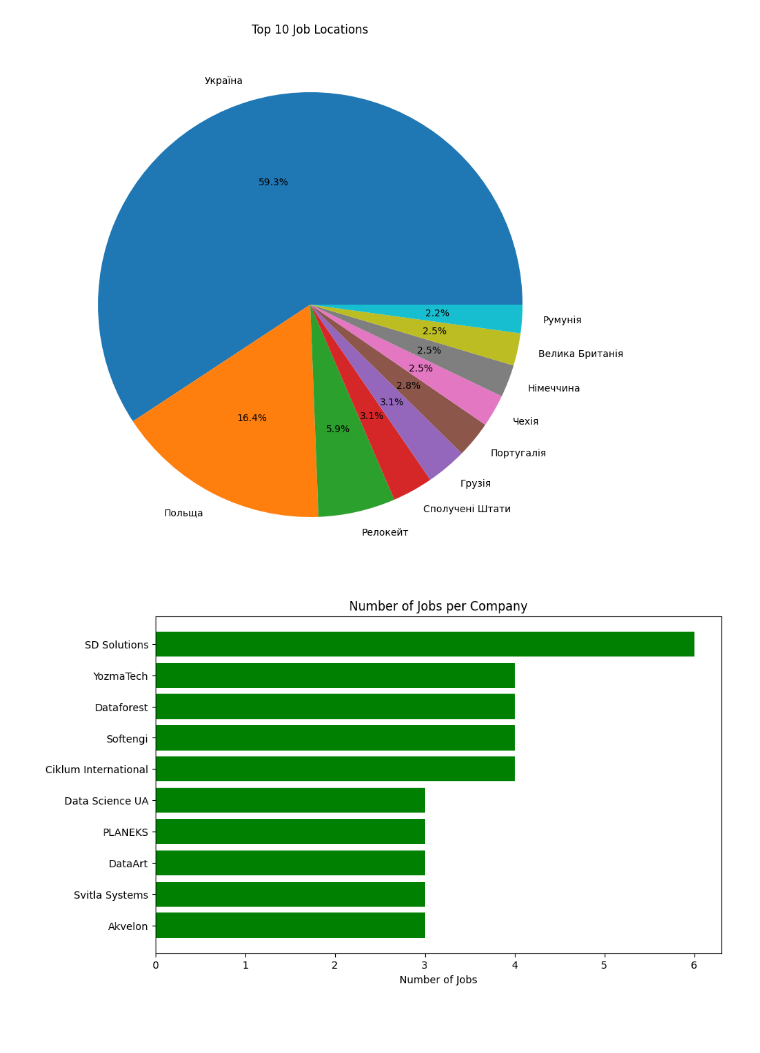
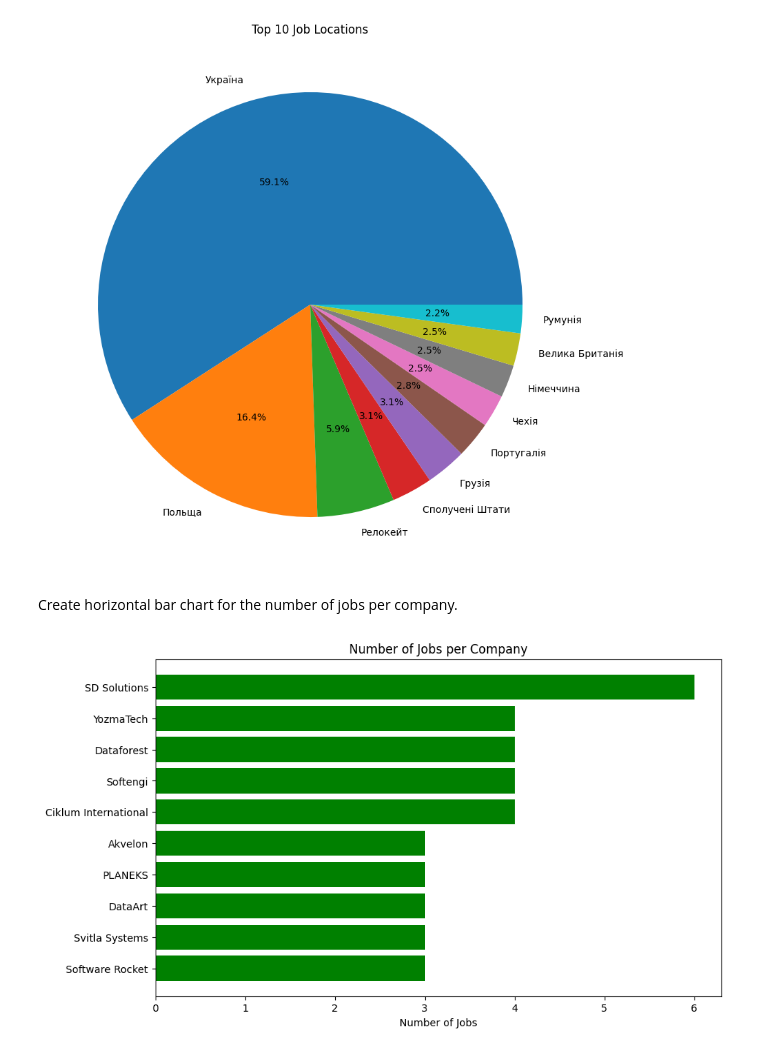
Before and after one commit to MaybeTI/Djinni-Python-technologies-statistics, a Jupyter notebook: jobs_data_analysis.ipynb, the cells around one changed output. Saved outputs shown, nothing was run; the diff lists cells and outputs as text; code cells hidden in the pictures; blank space fills up the shorter version.

```diff
--- a/jobs_data_analysis.ipynb
+++ b/jobs_data_analysis.ipynb
@@ -5,5 +7,5 @@ import matplotlib.pyplot as plt
 # %%
 df = pd.read_csv("jobs.csv")
-df = df.dropna(subset=["technologies"])
-df.head()
+df.drop_duplicates(inplace=True)
+df.info()
 # %% [output]
@@ -15,0 +26,3 @@ df.head()
+# %%
+df.dropna(subset=["technologies"], inplace=True)
+df.head()
@@ -29,19 +53,22 @@ plt.show()
 # %%
-location = df["location"].apply(ast.literal_eval)
-location_count = location.explode().value_counts().head(10)
+df["location"] = df["location"].apply(ast.literal_eval)
+location_count = df["location"].explode().value_counts().head(10)
 plt.figure(figsize=(10,10))
 plt.pie(location_count.values, labels=location_count.index, autopct="%1.1f%%")
 plt.title("Top 10 Job Locations")
 plt.show()
 # %% [output]
 [figure]
+# %% [markdown]
+Create horizontal bar chart for the number of jobs per company.
 # %%
+df = df.dropna(subset=["company"])
 company_count = df["company"].value_counts().head(10)
 plt.figure(figsize=(10,6))
 plt.barh(company_count.index, company_count.values, color="green")
 plt.gca().invert_yaxis()
 plt.title("Number of Jobs per Company")
 plt.xlabel("Number of Jobs")
 plt.show()
 # %% [output]
-[figure, old version]
+[figure, new version]
```
Also changed, not shown: parts of 9 cells of this notebook, 2 other files.
